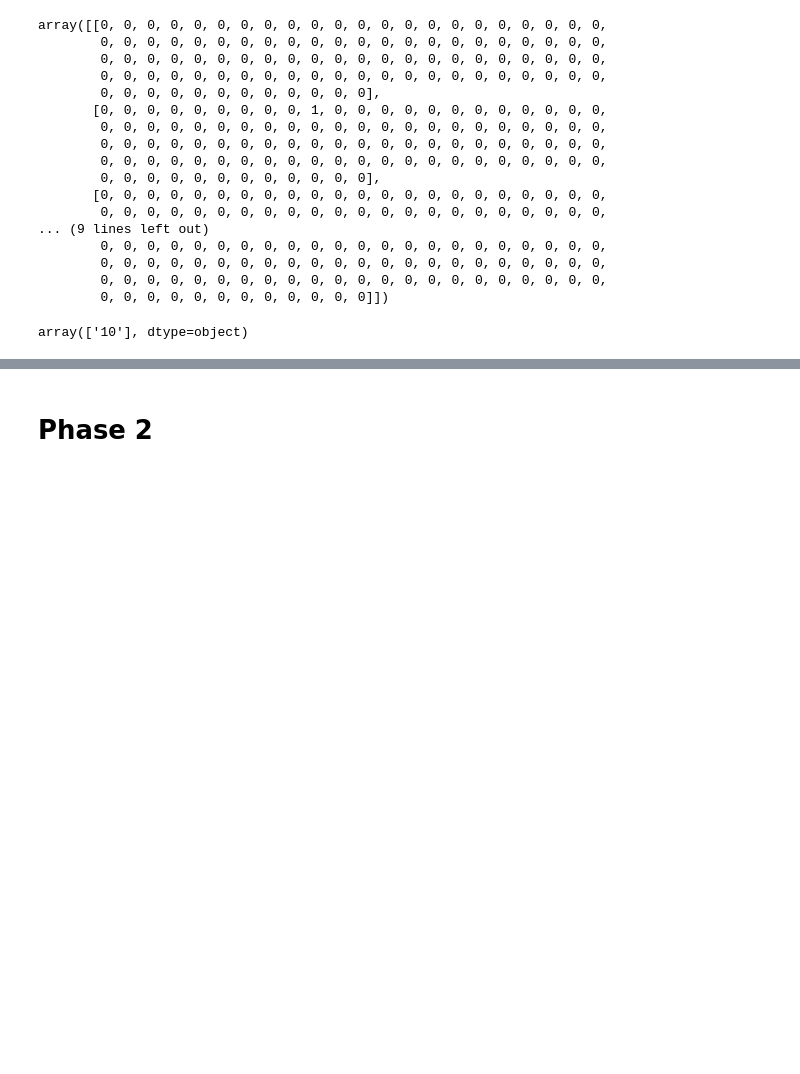
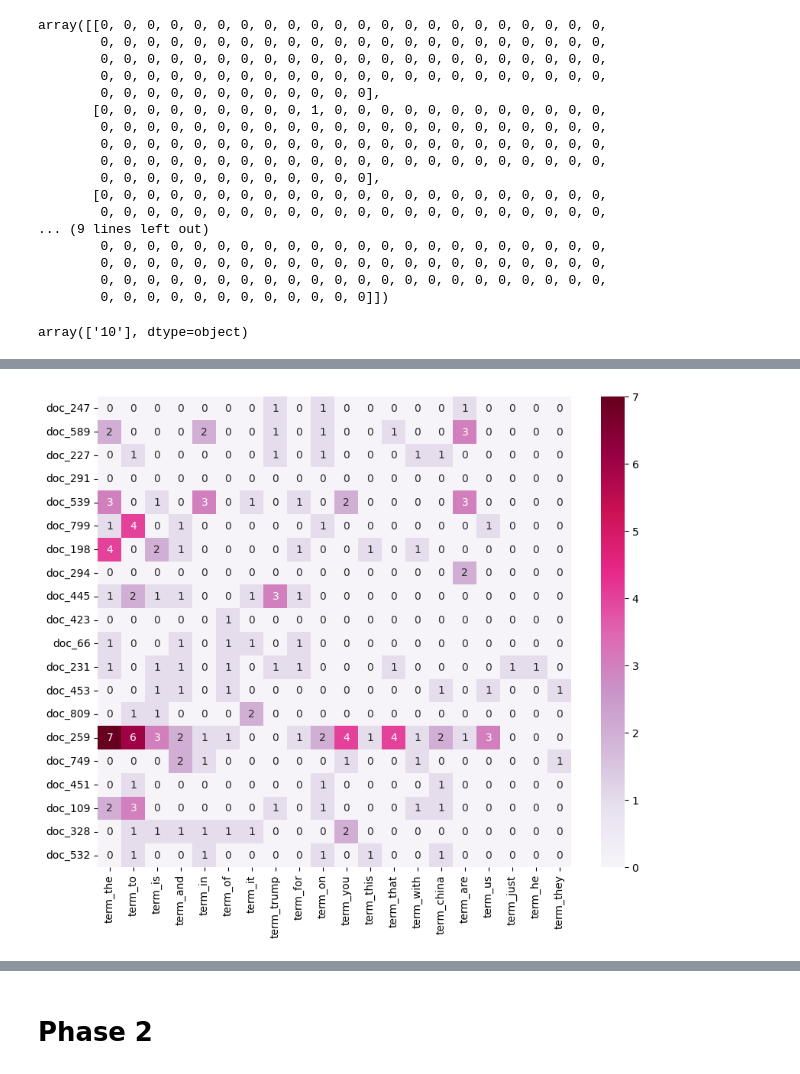
Before and after one commit to Weichan-Chen/DM2025-Lab1-Exercise, a Jupyter notebook: DM2025-Lab1-Homework.ipynb, the cells around one changed output, grey strips where cells are left out. Drawn from its saved outputs; the diff is of its cells as text; code cells hidden in the pictures; blank space fills up the shorter version.

```diff
--- a/DM2025-Lab1-Homework.ipynb
+++ b/DM2025-Lab1-Homework.ipynb
@@ -281,0 +358,23 @@ array(['10'], dtype=object)
+# %%
+import numpy as np
+
+#排序詞頻最高的 20 個詞
+term_frequency = np.asarray(X_counts.sum(axis=0)).ravel()
+top_20terms = term_frequency.argsort()[-20:][::-1]
+
+#從 2257 篇文章中隨機抽 20 篇
+np.random.seed(42)
+rand_docs = np.random.choice(X_counts.shape[0], 20, replace=False)
+
+# 畫圖
+plot_x = ["term_"+str(i) for i in count_vect.get_feature_names_out()[top_20terms]]
+plot_y = ["doc_"+ str(i) for i in rand_docs]
+plot_z = X_counts[rand_docs, :][:, top_20terms].toarray()
+
+df_todraw = pd.DataFrame(plot_z, columns=plot_x, index=plot_y)
+plt.subplots(figsize=(10, 8))
+ax = sns.heatmap(df_todraw,
+                 cmap="PuRd",
+                 annot=True)
+# %% [output]
+[figure, added]
```
Also changed, not shown: parts of 14 cells of this notebook.
